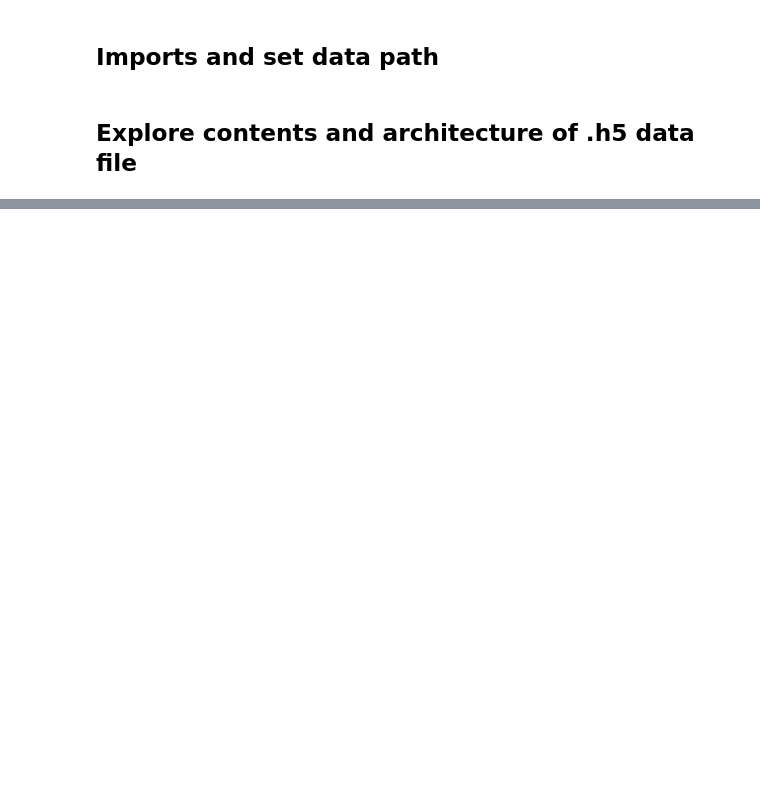
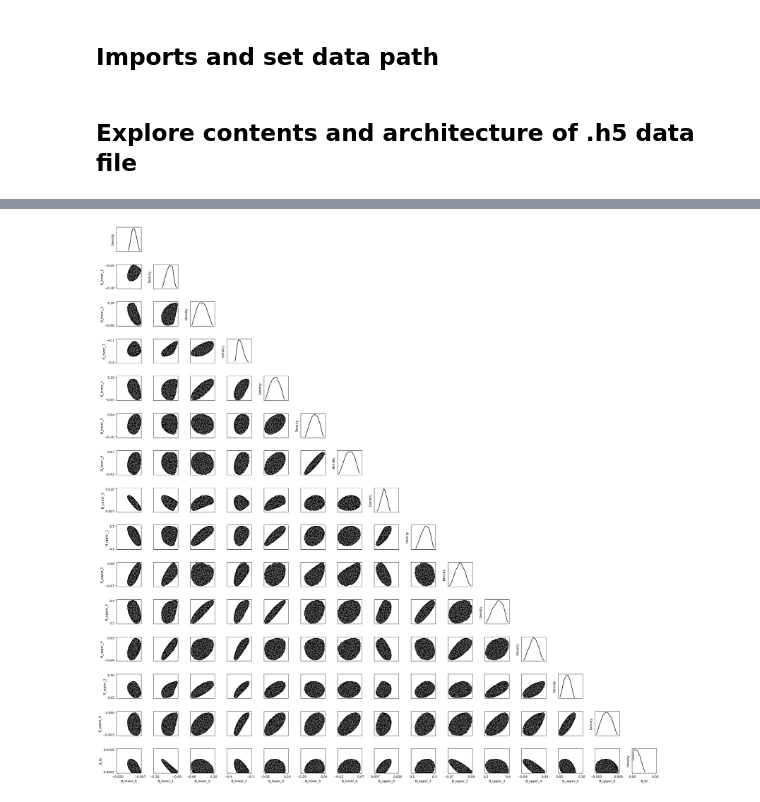
Before and after one commit to NREL/windAI_bench, a Jupyter notebook: airfoil_9k/explore_airfoil_9k_data.ipynb, the cells around one changed output, grey strips where cells are left out. Saved outputs shown, nothing was run; the diff lists cells and outputs as text; code cells hidden in the pictures; blank space fills up the shorter version.

```diff
--- a/airfoil_9k/explore_airfoil_9k_data.ipynb
+++ b/airfoil_9k/explore_airfoil_9k_data.ipynb
@@ -198,0 +216,16 @@ plt.show()
+# %%
+with h5py.File(data_path, 'r') as hf:
+    bezier = hf['shape']['bezier'][()]
+    print('Bezier')
+    print(bezier.shape)
+    print(bezier[0])
+
+    cst = hf['shape']['cst'][()]
+    print('CST')
+    print(cst.shape)
+    print(cst[0])
+
+    grassmann = hf['shape']['grassmann'][()]
+    print('Grassmann')
+    print(grassmann.shape)
+    print(grassmann[0])
@@ -198,0 +247,65 @@ plt.show()
+# %%
+## Visualize distributions of Bezier curve parameters
+# Capture number of parameters in bezier representation
+m = bezier.shape[1]
+# Create list to hold upper and lower limits for visualizations
+bezier_limits = []
+for i in range(m):
+    # Capture min and max values in each bezier parameter across all airfoils
+    lower = bezier[:,i].min()
+    upper = bezier[:,i].max()
+    # determine position of first non-zero digit after the decimal place, perform ceiling and floor rounding to that precision
+    lower = rounders.floor(lower,(abs(int(math.log10(abs(lower))))+1))
+    upper = rounders.ceil(upper,(abs(int(math.log10(abs(upper))))+1))
+    # append parameter lower and upper limits to list
+    bezier_limits.append([lower,upper])
+
+# Create labels for bezier parameters
+bezier_labels = ['B_lower_{}'.format(i) for i in range(int((m-1)/2))]
+bezier_labels.extend(['B_upper_{}'.format(i) for i in range(int((m-1)/2))])
+bezier_labels.extend(['B_te'])
+
+# Plot marginal distributions of the bezier data
+plt.figure(figsize=(25,25))
+for i in range(m):
+    for j in range(i+1):
+        plt.subplot(m, m, (m*i)+j+1)
+        if i == j:
+            vals = np.linspace(bezier[:,i].min(), bezier[:,i].max())
+            kde = gaussian_kde(bezier[:,i])
+            plt.plot(vals,kde(vals),'k')
+            plt.xlim(bezier_limits[i][0]-0.05*np.ptp(bezier_limits[i]),
+                     bezier_limits[i][-1]+0.05*np.ptp(bezier_limits[i]))
+            plt.yticks([])
+            plt.ylabel('Density')
+
+            if i == (m-1):
+                plt.xlabel(bezier_labels[j], fontsize=10)
+            else:
+                plt.xticks([])
+
+        else:
+            plt.scatter(bezier[:,j], bezier[:,i], s=40, c=[[0.4,0.4,0.4]], edgecolor='k')
+            plt.xticks(bezier_limits[j])
+            plt.yticks(bezier_limits[i])
+
+            if i == (m-1):
+                plt.xlabel(bezier_labels[j], fontsize=10)
+            else:
+                plt.xticks([])
+            if j == 0:
+                plt.ylabel(bezier_labels[i], fontsize=10)
+            else:
+                plt.yticks([])
+            plt.xlim(bezier_limits[j][0]-0.05*np.ptp(bezier_limits[j]),
+                     bezier_limits[j][-1]+0.05*np.ptp(bezier_limits[j]))
+            plt.ylim(bezier_limits[i][0]-0.05*np.ptp(bezier_limits[i]),
+                     bezier_limits[i][-1]+0.05*np.ptp(bezier_limits[i]))
+
+        xlim = plt.gca().get_xlim()
+        ylim = plt.gca().get_ylim()
+        plt.gca().set_aspect((xlim[1] - xlim[0])/(ylim[1] - ylim[0]))
+        plt.tight_layout()
+plt.show()
+# %% [output]
+[figure, added]
```
Also changed, not shown: parts of 23 cells of this notebook, 1 other file.
